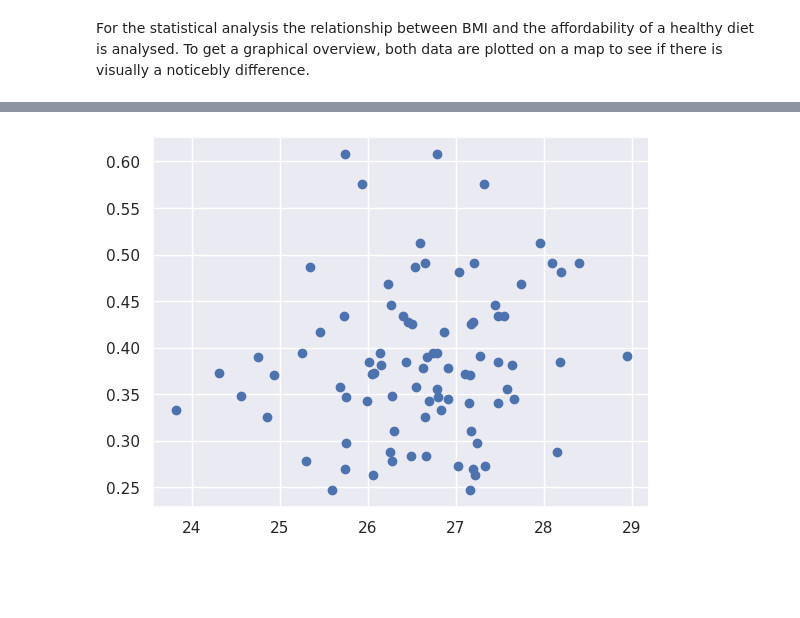
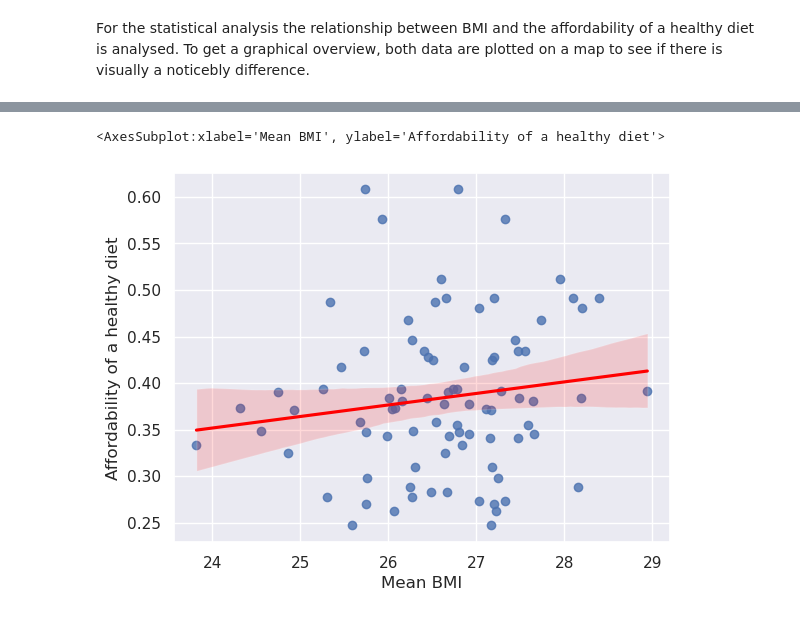
Before and after one commit to JobMaathuis/Affordability_healthy_diet_and_BMI, a Jupyter notebook: final_assignment.ipynb, the cells around one changed output, grey strips where cells are left out. Drawn from its saved outputs; the diff is of its cells as text; code cells hidden in the pictures; blank space fills up the shorter version.

```diff
--- a/final_assignment.ipynb
+++ b/final_assignment.ipynb
@@ -315,5 +328,7 @@ AttributeError: partially initialized module 'fiona' has no attribute '_loading'
 # %%
-plt.plot(df_merged['Mean BMI'], df_merged['Affordability of a healthy diet'], 'o')
-plt.show()
+x = df_merged['Mean BMI']
+y = df_merged['Affordability of a healthy diet']
+sns.regplot(x, y, line_kws={'color': 'red'})
 # %% [output]
+<AxesSubplot:xlabel='Mean BMI', ylabel='Affordability of a healthy diet'>
-[figure, old version]
+[figure, new version]
```
Also changed, not shown: parts of 21 cells of this notebook.
